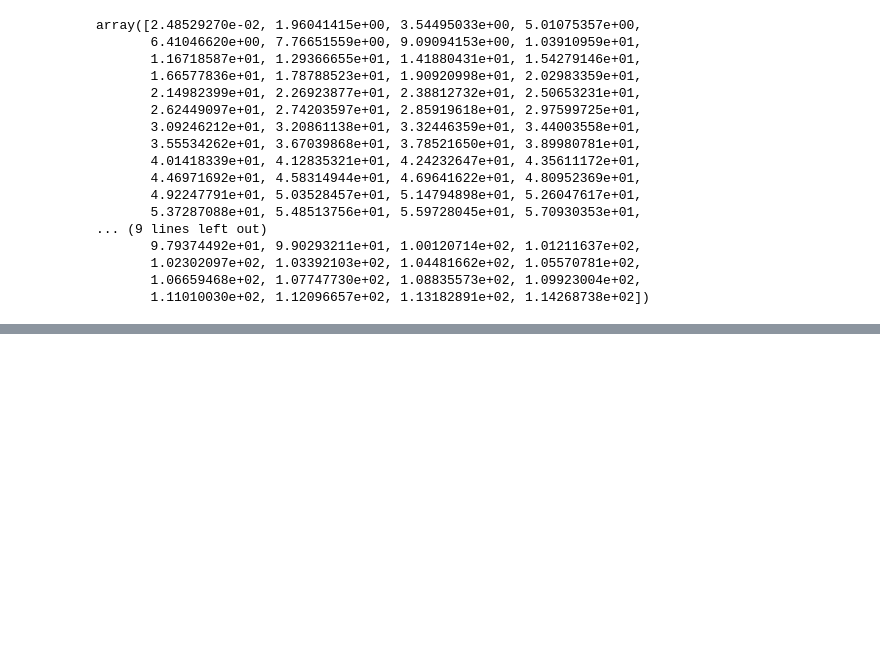
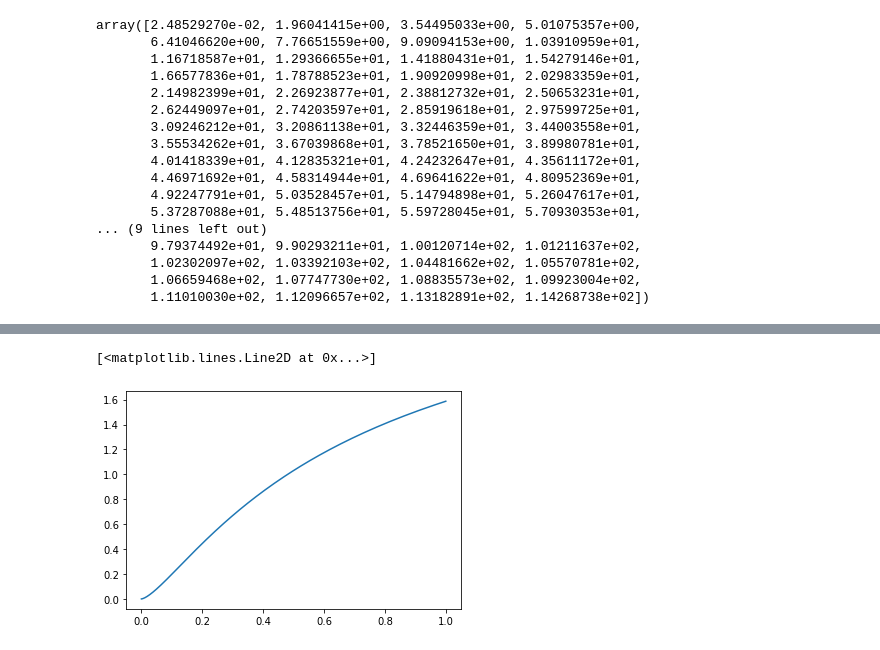
Before and after one commit to AdamSmithOrlik/dark-matter-compact-stars, a Jupyter notebook: research/making_a_star.ipynb, the cells around one changed output, grey strips where cells are left out. Drawn from its saved outputs; the diff is of its cells as text; code cells hidden in the pictures; blank space fills up the shorter version.

```diff
--- a/research/making_a_star.ipynb
+++ b/research/making_a_star.ipynb
@@ -316,0 +385,20 @@ array([2.48529270e-02, 1.96041415e+00, 3.54495033e+00, 5.01075357e+00,
+# %%
+y = 1
+mb = 1
+rho = 1
+G = 1
+n = np.logspace(-8,0,num=1000)
+
+def sound_speed(n):
+    return np.sqrt( (2*y*n) / (mb + 2*y*n) )
+
+def jeans_mass(n):
+    cs = sound_speed(n)
+    return (np.pi/6) * (cs**3) * ((np.pi/G)**(3/2)) * ((1/rho)**(1/2))
+# %%
+jeans_mass_n = np.array( [[ni, jeans_mass(ni)] for ni in n] )
+# %%
+plt.plot(jeans_mass_n[:,0], jeans_mass_n[:,1])
+# %% [output]
+[<matplotlib.lines.Line2D at 0x...>]
+[figure, added]
```
Also changed, not shown: parts of 20 cells of this notebook, 4 other files.
